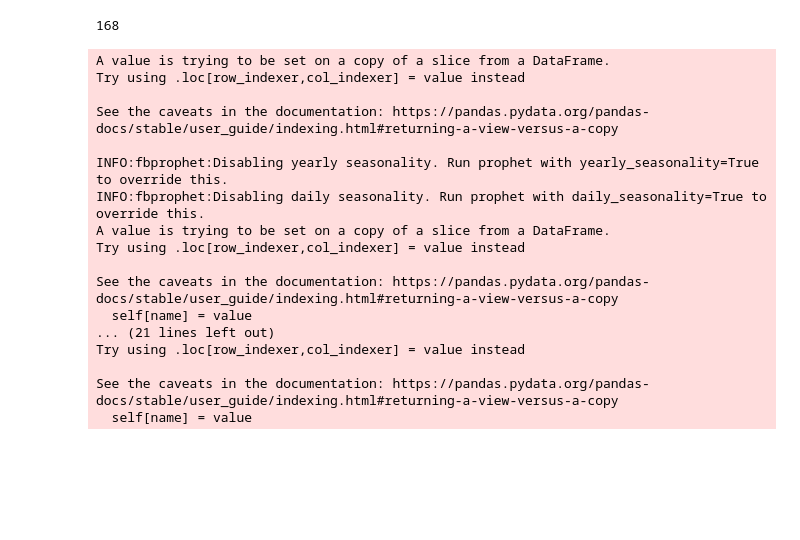
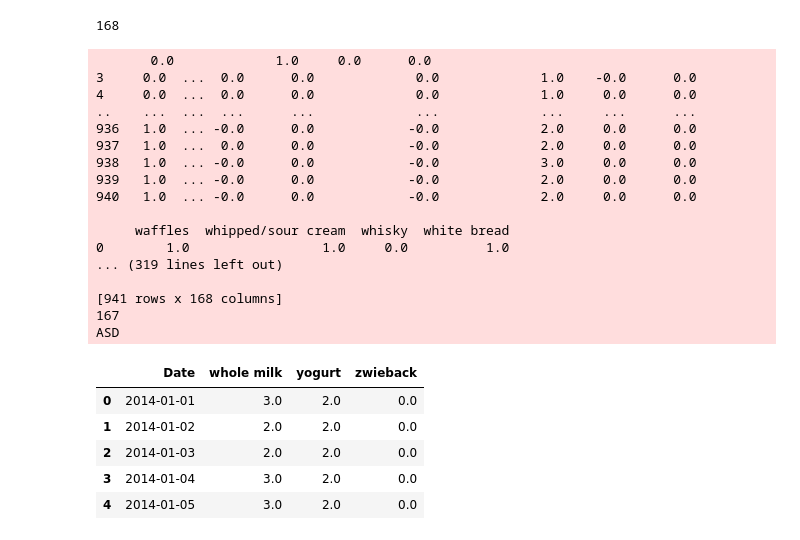
Before and after one commit to MuratCKoc/salesinsider, a Jupyter notebook: ProphetsPrediction.ipynb, the cells around one changed output. Cells and saved outputs as stored; diff of their text form; code cells hidden in the pictures; blank space fills up the shorter version.

Commit message:
prophets

```diff
--- a/ProphetsPrediction.ipynb
+++ b/ProphetsPrediction.ipynb
@@ -38,9 +38,9 @@ print (len(columns))
 master_df = pd.DataFrame()
 predictions_records = dict()
 # %%
- for j in range(727, len(grouped_df.index)):
+for j in range(727, len(grouped_df.index)):
    # Predict thru all transactions.
-  for i in range (165, len(grouped_df.columns)):
+  for i in range (1, len(grouped_df.columns)):
     prophet_df = grouped_df[["Date", grouped_df.columns[i]]]
     prophet_df.columns = ["ds", 'y']
     prophet_df['ds'] = pd.to_datetime(prophet_df.ds,format='%d-%m-%Y')
@@ -53,6 +53,7 @@ predictions_records = dict()
     predicted_df.rename({})
     predicted_df = predicted_df.rename( columns={"ds": "Date", "yhat": grouped_df.columns[i]})
 
+    print(predicted_df)
     #initialize container df
     if len(master_df.index) == 0:
       master_df = predicted_df.copy()
@@ -61,30 +62,41 @@ predictions_records = dict()
 
     if i == len(grouped_df.columns):
       break
+    print (master_df)
   #save the records
   #predictions_records.push(master_df.to_dict('records'))
   master_df.to_csv("salesinsider/data/prophet1.csv")
   master_df.to_json(r'salesinsider/data/prophet1.json', orient='records')
   print(i)
+print("ASD")
 # %% [output]
-A value is trying to be set on a copy of a slice from a DataFrame.
-Try using .loc[row_indexer,col_indexer] = value instead
+       0.0             1.0     0.0      0.0
+3     0.0  ...  0.0      0.0             0.0             1.0    -0.0      0.0
+4     0.0  ...  0.0      0.0             0.0             1.0     0.0      0.0
+..    ...  ...  ...      ...             ...             ...     ...      ...
+936   1.0  ... -0.0      0.0            -0.0             2.0     0.0      0.0
+937   1.0  ...  0.0      0.0            -0.0             2.0     0.0      0.0
+938   1.0  ... -0.0      0.0            -0.0             3.0     0.0      0.0
+939   1.0  ... -0.0      0.0            -0.0             2.0     0.0      0.0
+940   1.0  ... -0.0      0.0            -0.0             2.0     0.0      0.0
 
-See the caveats in the documentation: https://pandas.pydata.org/pandas-docs/stable/user_guide/indexing.html#returning-a-view-versus-a-copy
+     waffles  whipped/sour cream  whisky  white bread
+0        1.0                 1.0     0.0          1.0
+... (319 lines left out)
 
-INFO:fbprophet:Disabling yearly seasonality. Run prophet with yearly_seasonality=True to override this.
-INFO:fbprophet:Disabling daily seasonality. Run prophet with daily_seasonality=True to override this.
-A value is trying to be set on a copy of a slice from a DataFrame.
-Try using .loc[row_indexer,col_indexer] = value instead
-
-See the caveats in the documentation: https://pandas.pydata.org/pandas-docs/stable/user_guide/indexing.html#returning-a-view-versus-a-copy
-  self[name] = value
-... (21 lines left out)
-Try using .loc[row_indexer,col_indexer] = value instead
-
-See the caveats in the documentation: https://pandas.pydata.org/pandas-docs/stable/user_guide/indexing.html#returning-a-view-versus-a-copy
-  self[name] = value
+[941 rows x 168 columns]
+167
+ASD
 # %%
 predictions_list  = master_df.set_index('Date').to_dict('list')
 # %%
  predictions_records = master_df.to_dict('records')
+# %%
+master_df.head()
+# %% [output]
+|  | Date | whole milk | yogurt | zwieback |
+| 0 | 2014-01-01 | 3.0 | 2.0 | 0.0 |
+| 1 | 2014-01-02 | 2.0 | 2.0 | 0.0 |
+| 2 | 2014-01-03 | 2.0 | 2.0 | 0.0 |
+| 3 | 2014-01-04 | 3.0 | 2.0 | 0.0 |
+| 4 | 2014-01-05 | 3.0 | 2.0 | 0.0 |
```
Also changed, not shown: parts of 2 cells of this notebook, 3 other files.
